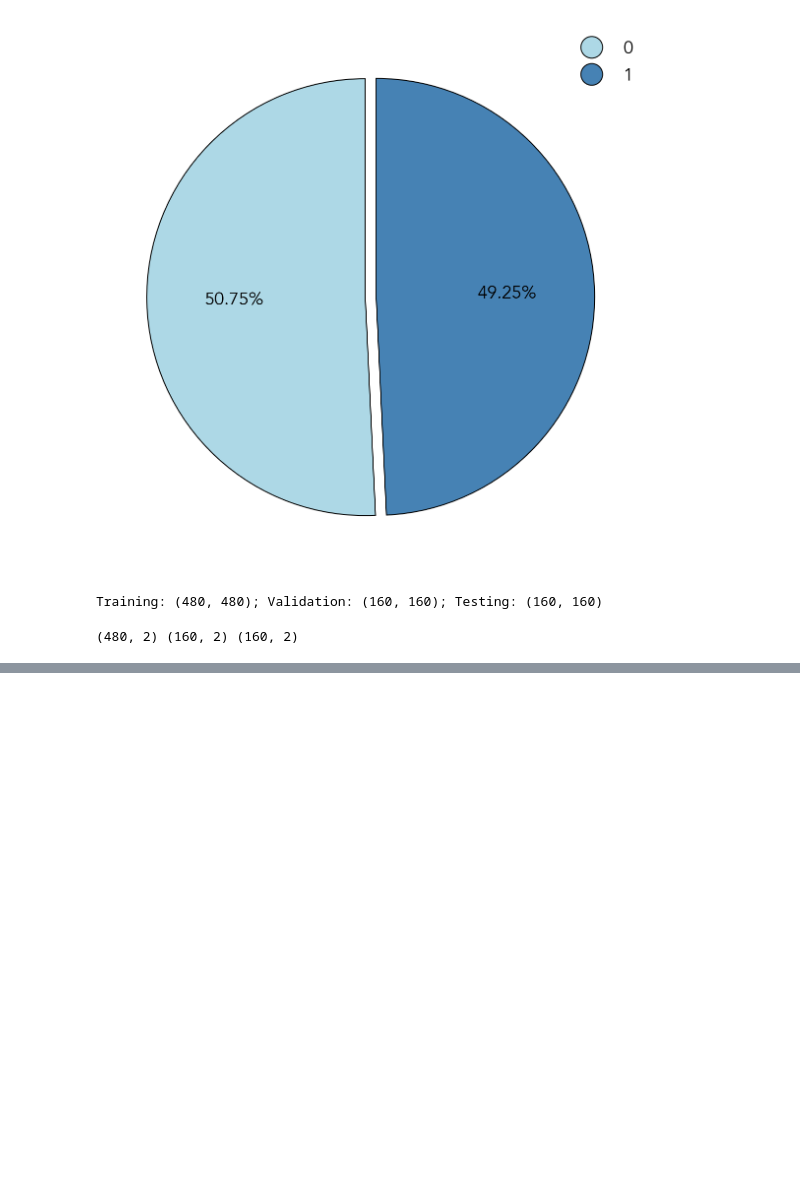
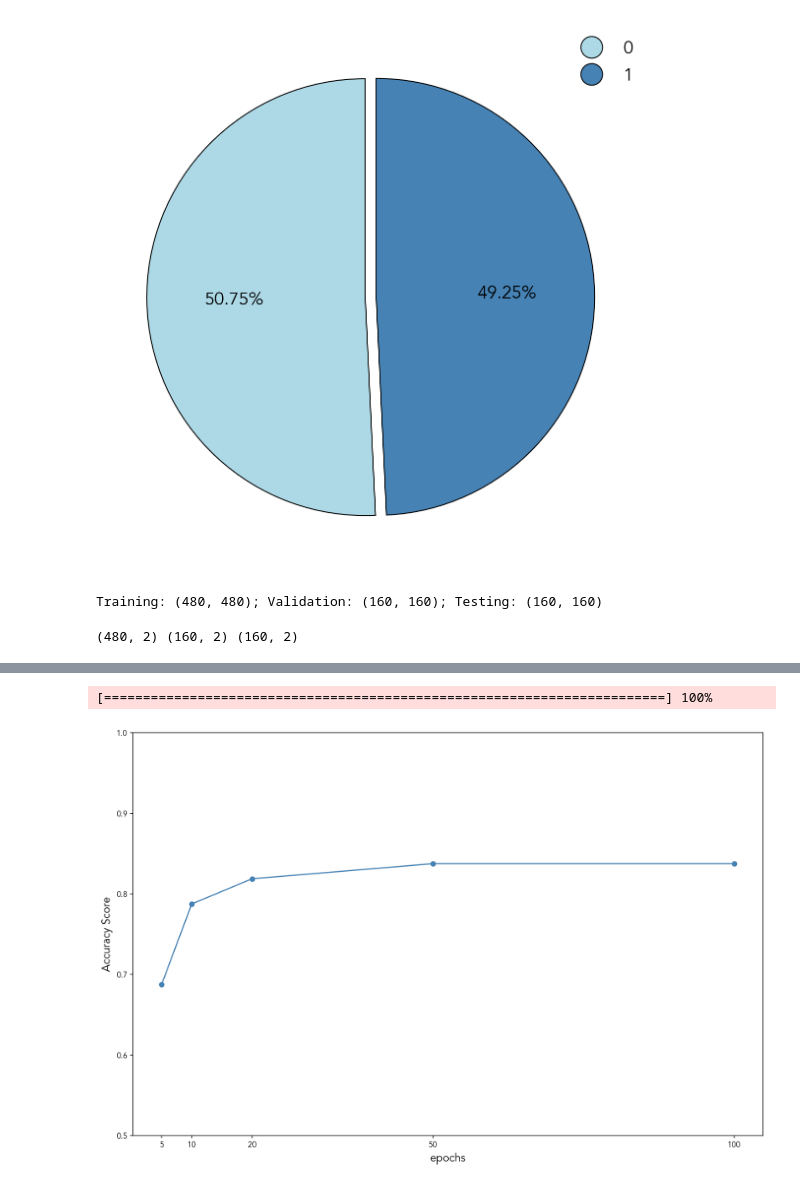
Before and after one commit to harryroper96/xray_abnormality_detector, a Jupyter notebook: xray_abnormality_detector.ipynb, the cells around one changed output, grey strips where cells are left out. Drawn from its saved outputs; the diff is of its cells as text; code cells hidden in the pictures; blank space fills up the shorter version.

Commit message:
continued model tuning

```diff
--- a/xray_abnormality_detector.ipynb
+++ b/xray_abnormality_detector.ipynb
@@ -206,17 +206,16 @@ base_model.summary()
 
 base_model.compile(loss='categorical_crossentropy', optimizer='rmsprop', metrics=['accuracy'])
 
-checkpointer = ModelCheckpoint(filepath='base_model.weights.best.hdf5', verbose=1, save_best_only=True)
+checkpointer = ModelCheckpoint(filepath='xray_models/base_model.weights.best.hdf5', verbose=0, save_best_only=True)
 
 start_time = time.time()
 
 base_model.fit(X_train, y_train, epochs=10, batch_size=32, validation_data=(X_val, y_val), callbacks=[checkpointer],
           verbose=1, shuffle=True)
 
-print('Time elapsed:')
-print(time.strftime('%H:%M:%S', time.gmtime(time.time() - start_time)))
+print('Time elapsed: {}'.format(str(time.strftime('%H:%M:%S', time.gmtime(time.time() - start_time)))))
 
-print('Test Accuracy: {}'.format(str(round(base_model.evaluate(X_test, y_test, verbose=0)[1], 4))))
+print('Test accuracy: {}'.format(str(round(base_model.evaluate(X_test, y_test, verbose=0)[1], 4))))
 # %% [output]
 Model: "sequential"
 _________________________________________________________________
@@ -304,28 +237,45 @@ Test Accuracy: 0.7
 # %%
-# epochs = range(10, 101, 10)
-# scores = []
+epochs = [5, 10, 20, 50, 100]
+scores = []
 
-# n = len(epochs)
+n = len(epochs)
 
-# counter = 0
+counter = 0
 
-# bar = ProgressBar(maxval=n+1, widgets=[Bar('=', '[', ']'), ' ', Percentage()])
-# bar.start()
+bar = ProgressBar(maxval=n+1, widgets=[Bar('=', '[', ']'), ' ', Percentage()])
+bar.start()
 
-# for e in epochs:
-#     test_model = Sequential()
-#     test_model.add(Conv2D(filters=16, kernel_size=2, padding='same', activation='relu', input_shape=X[0].shape))
-#     test_model.add(MaxPooling2D(pool_size=2))
-#     test_model.add(Flatten())
-#     test_model.add(Dense(len(set(y)), activation='softmax'))
-#     test_model.compile(loss='categorical_crossentropy', optimizer='rmsprop', metrics=['accuracy'])
-#     test_model.fit(X_train, y_train, epochs=e, batch_size=32, validation_data=(X_val, y_val),
-#                    verbose=False, shuffle=True)
-#     scores.append(test_model.evaluate(X_test, y_test, verbose=False)[1])
-#     counter += 1
-#     bar.update(counter)
+for e in epochs:
+    test_model = Sequential()
+    test_model.add(Conv2D(filters=16, kernel_size=2, padding='same', activation='relu', input_shape=X[0].shape))
+    test_model.add(MaxPooling2D(pool_size=2))
+    test_model.add(Flatten())
+    test_model.add(Dense(len(set(y)), activation='softmax'))
+    test_model.compile(loss='categorical_crossentropy', optimizer='rmsprop', metrics=['accuracy'])
+    test_model.fit(X_train, y_train, epochs=e, batch_size=32, validation_data=(X_val, y_val),
+                   verbose=False, shuffle=True)
+    scores.append(test_model.evaluate(X_test, y_test, verbose=False)[1])
+    counter += 1
+    bar.update(counter)
 
-# bar.finish()
+bar.finish()
+# %% [output]
+[========================================================================] 100%
 # %%
-#plt.plot(epochs, scores)
-#plt.show()
+fig = plt.figure(figsize=(12, 8))
+plt.rcParams['font.family'] = 'sans-serif'
+plt.rcParams['font.sans-serif'] = 'Avenir'
+ax = fig.add_subplot(1, 1, 1)
+
+ax.plot(epochs, scores, color='steelblue', marker='o')
+ax.set_xticks(epochs)
+ax.set_ylim(0.5, 1)
+ax.set_yticks([i/10 for i in range(5, 11)])
+ax.set_xlabel('epochs', fontsize=14)
+ax.set_ylabel('Accuracy Score', fontsize=14)
+
+plt.tight_layout()
+plt.show()
+fig.savefig('xray_visualisations/epochs.png')
+# %% [output]
+[figure, added]
```
Also changed, not shown: parts of 15 cells of this notebook, 3 other files.
